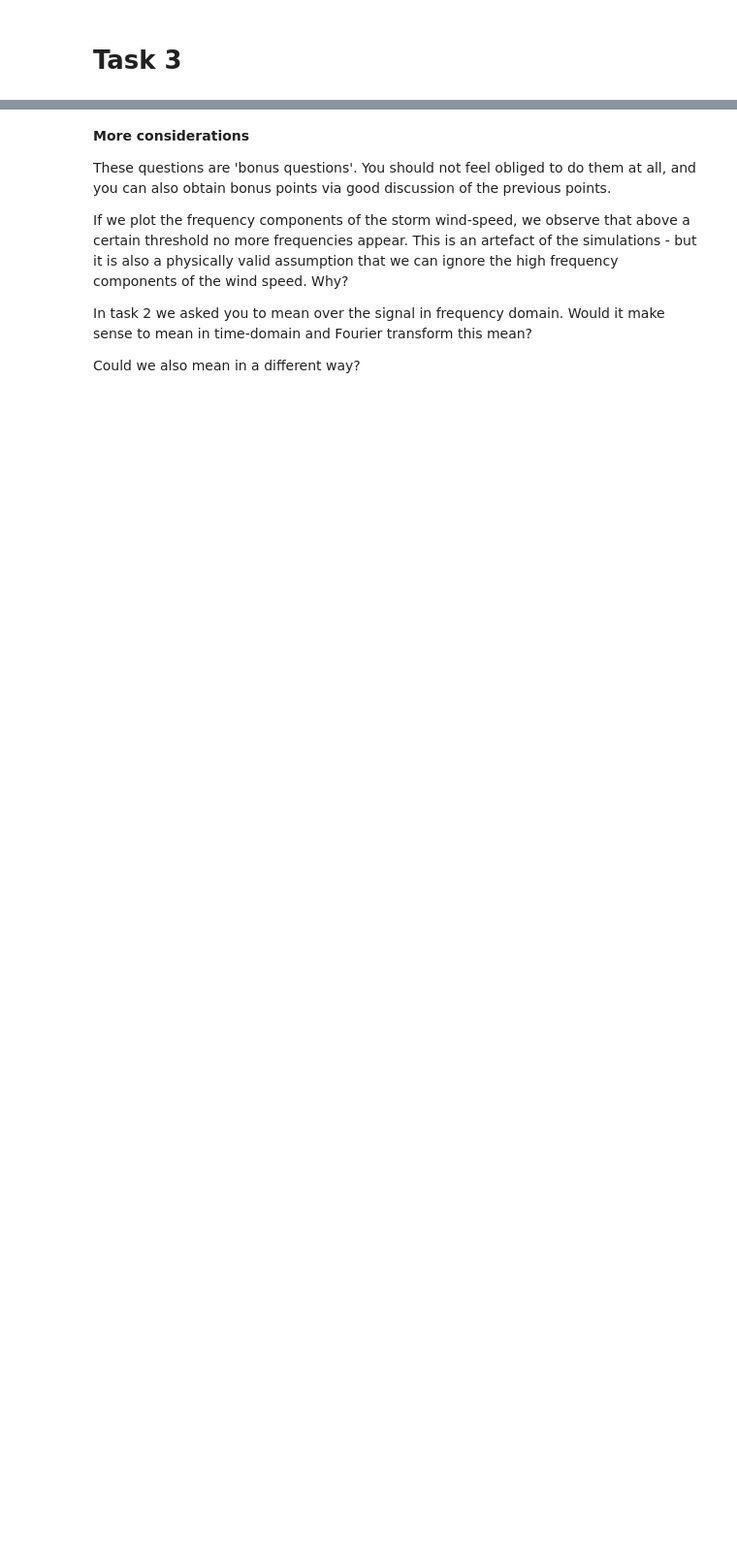
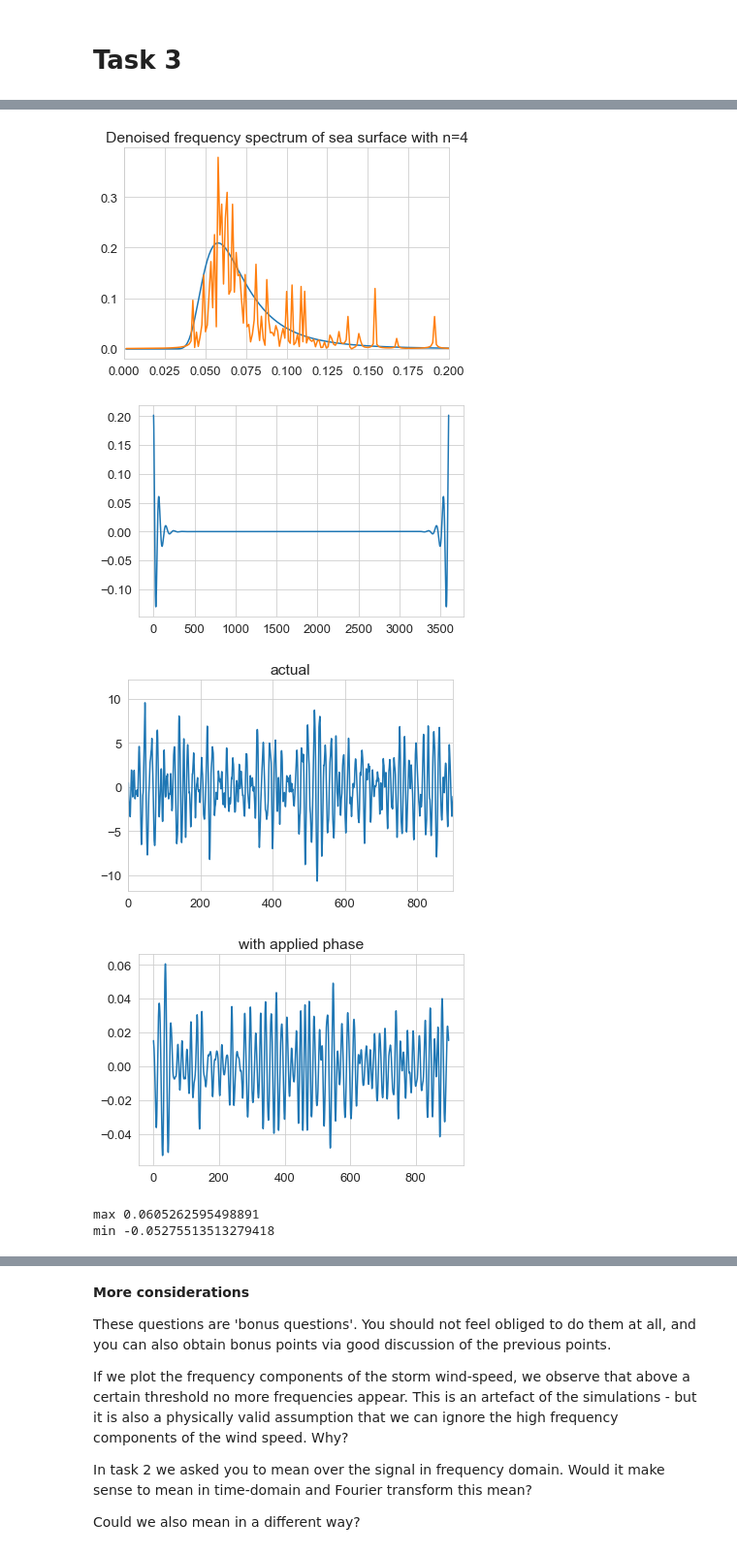
Before and after one commit to tesla1900/programming_course, a Jupyter notebook: project/Project_3_physics718_wind_2_students.ipynb, the cells around one changed output, grey strips where cells are left out. Shown: that part at 97% size. Saved outputs shown, nothing was run; the diff lists cells and outputs as text; code cells hidden in the pictures; blank space fills up the shorter version.

```diff
--- a/project/Project_3_physics718_wind_2_students.ipynb
+++ b/project/Project_3_physics718_wind_2_students.ipynb
@@ -392,0 +387,63 @@ plt.xscale('log')
+# %%
+frequency0, mean0 = avg_fourier(t, seaSurface, 4)
+f = frequency0
+# np.linspace(0,1/(t[1]-t[0])/2,len(t)//2+1)
+f_0 = frequency0[1:][np.argmax(np.abs(mean0)[1:])]
+
+m = 1e-7 * np.exp(-(5 / 4) * (f_0 / f[1:])**4) * (len(f[1:]) + 1) / (f[1:]**5 * 2)
+
+norm1 = m / np.linalg.norm(m)
+
+plt.plot(f[1:], norm1)
+# plt.plot(f[1:], m)
+plt.xlim(0, 0.2)
+# plt.show()
+
+# frequency0, mean0 = avg_fourier(t, seaSurface, 4)
+
+
+norm0 = mean0 / np.linalg.norm(mean0)
+
+
+plt.plot(frequency0[1:], np.abs(norm0)[1:])
+plt.xlim(0, 0.2)
+plt.title('Denoised frequency spectrum of sea surface with n=%d'%nbits)
+plt.show()
+
+mi = np.fft.irfft(m, len(t))
+
+# ts = np.linspace(0, 3600, len(mi))
+plt.plot(t, mi)
+# plt.xlim(0, 0.5)
+plt.show()
+plt.plot(t, seaSurface)
+plt.title('actual')
+plt.xlim(0, 900)
+plt.show()
+
+phase = np.random.uniform(low = 0, high = 2 * np.pi, size=len(m))
+new_m = m * np.exp(1j * phase)
+new_mi = np.fft.irfft(new_m, len(t))
+
+plt.plot(t/4, new_mi)
+plt.title('with applied phase')
+plt.show()
+print('max', new_mi[np.argmax(new_mi)])
+print('min', new_mi[np.argmin(new_mi)])
+
+phase1 = np.random.uniform(low = 0, high = 2 * np.pi, size=len(m))
+new_m1 = m * np.exp(1j * phase1)
+new_mi1 = np.fft.irfft(new_m1, len(t))
+
+plt.plot(t/4, new_mi1)
+plt.title('with applied phase 2')
+plt.show()
+print('max', new_mi1[np.argmax(new_mi1)])
+print('min', new_mi1[np.argmin(new_mi1)])
+# %% [output]
+[figure, added]
+[figure, added]
+[figure, added]
+[figure, added]
+max 0.0605262595498891
+min -0.05275513513279418
```
Also changed, not shown: parts of 4 cells of this notebook.
